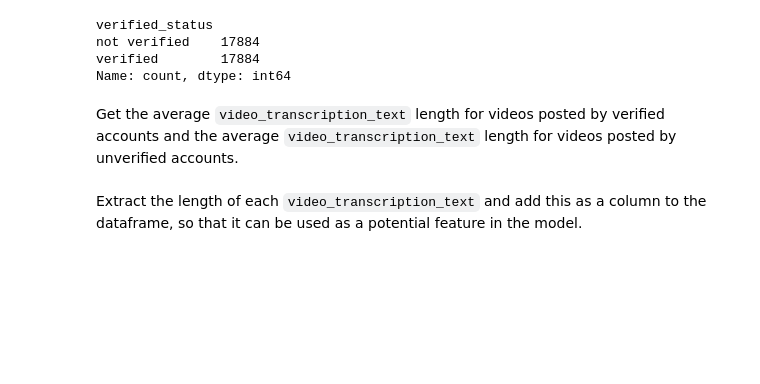
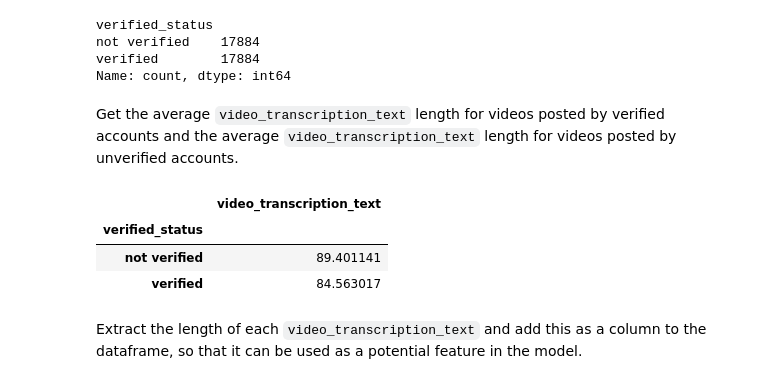
Before and after one commit to ItsAlValenci/TikTok_Case, a Jupyter notebook: Regression TikTok Case/Activity_Course 5 TikTok project lab.ipynb, the cells around one changed output. Saved outputs shown, nothing was run; the diff lists cells and outputs as text; code cells hidden in the pictures; blank space fills up the shorter version.

```diff
--- a/Regression TikTok Case/Activity_Course 5 TikTok project lab.ipynb
+++ b/Regression TikTok Case/Activity_Course 5 TikTok project lab.ipynb
@@ -346,8 +326,12 @@ Name: count, dtype: int64
 Get the average `video_transcription_text` length for videos posted by verified accounts and the average `video_transcription_text` length for videos posted by unverified accounts.
 # %%
 # Get the average `video_transcription_text` length for claims and the average `video_transcription_text` length for opinions
-### YOUR CODE HERE ###
-data_upsampled['video_transcription_text']
+data_upsampled[["verified_status", "video_transcription_text"]].groupby(by="verified_status")[["video_transcription_text"]].agg(func=lambda array: np.mean([len(text) for text in array]))
+# %% [output]
+|  | video_transcription_text |
+| verified_status |  |
+| not verified | 89.401141 |
+| verified | 84.563017 |
 # %% [markdown]
 Extract the length of each `video_transcription_text` and add this as a column to the dataframe, so that it can be used as a potential feature in the model.
 # %%
```
Also changed, not shown: parts of 24 cells of this notebook, 1 other file.
